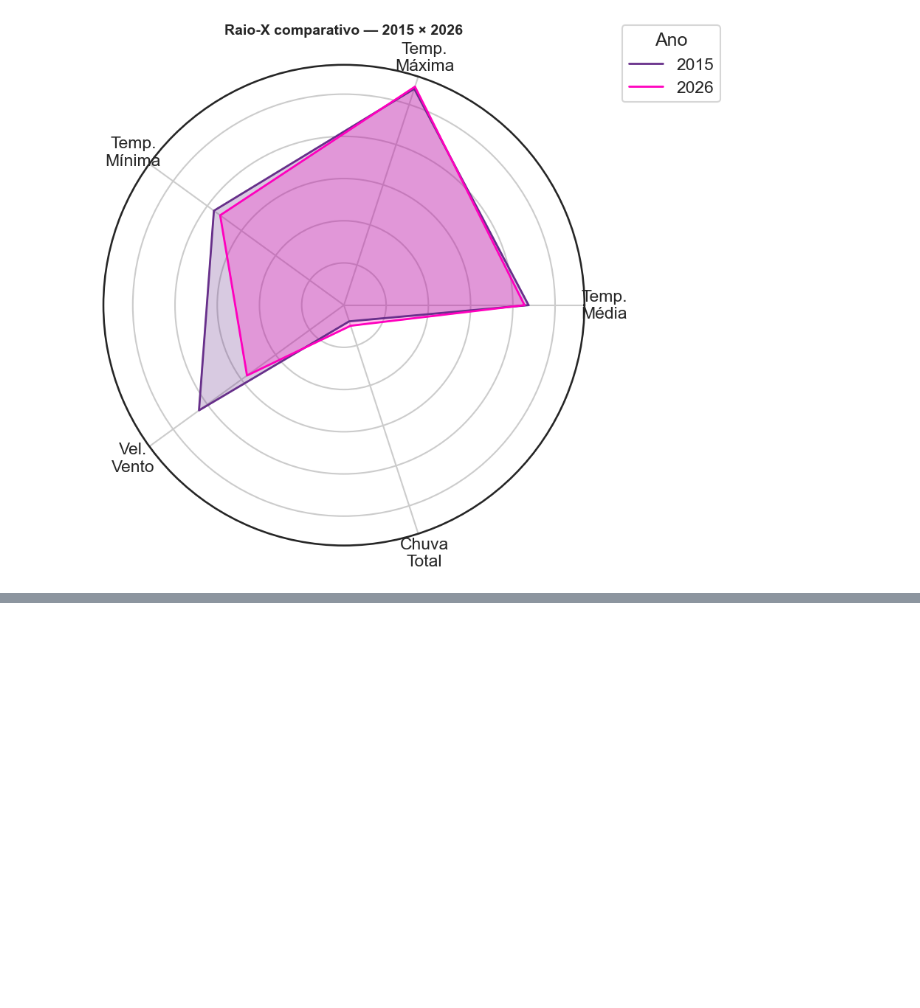
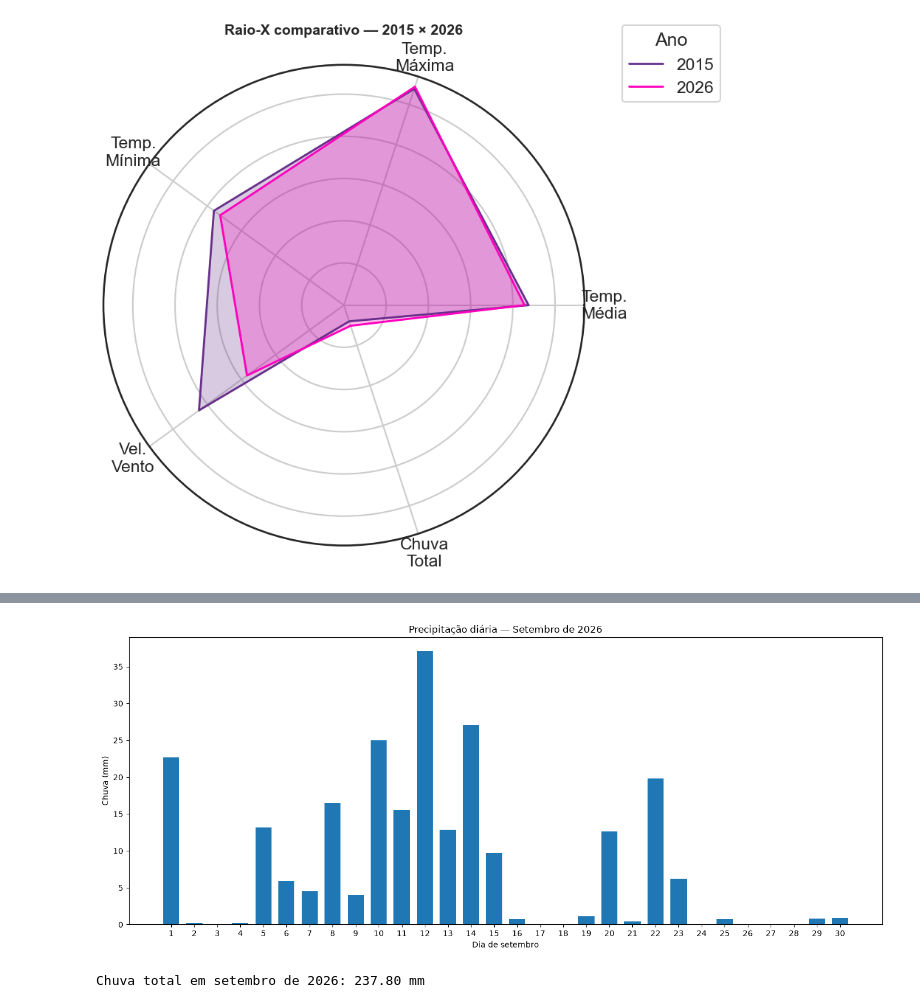
Before and after one commit to gziinx/El_nino, a Jupyter notebook: comparaca_chuva.ipynb, the cells around one changed output, grey strips where cells are left out. Cells and saved outputs as stored; diff of their text form; code cells hidden in the pictures; blank space fills up the shorter version.

```diff
--- a/comparaca_chuva.ipynb
+++ b/comparaca_chuva.ipynb
@@ -938,0 +986,51 @@ plt.show()
+# %%
+import pandas as pd
+import matplotlib.pyplot as plt
+
+# ============================================================
+# CARREGAR DADOS
+# ============================================================
+
+df = pd.read_csv(
+    "arquivos/gold/sp_2026_0901_1001_gold.csv",
+    parse_dates=["Data"]
+)
+
+# ============================================================
+# FILTRAR SETEMBRO
+# ============================================================
+
+df_setembro = df[df["Data"].dt.month == 9].copy()
+
+# ============================================================
+# GRÁFICO DE BARRAS — CHUVA DIÁRIA
+# ============================================================
+
+plt.figure(figsize=(14, 6))
+
+plt.bar(
+    df_setembro["Data"].dt.day,
+    df_setembro["Soma_chuva"],
+    width=0.7
+)
+
+plt.xlabel("Dia de setembro")
+plt.ylabel("Chuva (mm)")
+plt.title("Precipitação diária — Setembro de 2026")
+
+plt.xticks(df_setembro["Data"].dt.day)
+
+plt.tight_layout()
+plt.show()
+
+# ============================================================
+# TOTAL DO MÊS
+# ============================================================
+
+print(
+    f"Chuva total em setembro de 2026: "
+    f"{df_setembro['Soma_chuva'].sum():.2f} mm"
+)
+# %% [output]
+[figure, added]
+Chuva total em setembro de 2026: 237.80 mm
```
Also changed, not shown: parts of 1 cell of this notebook.
